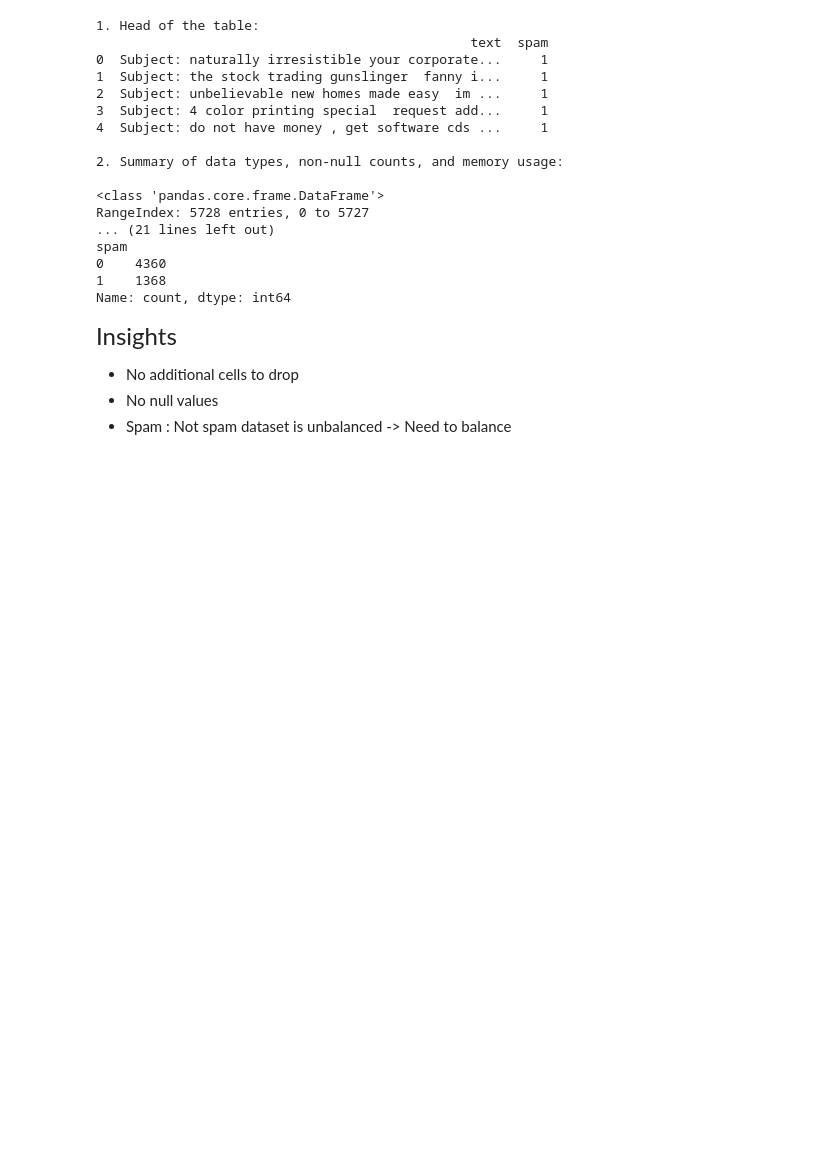
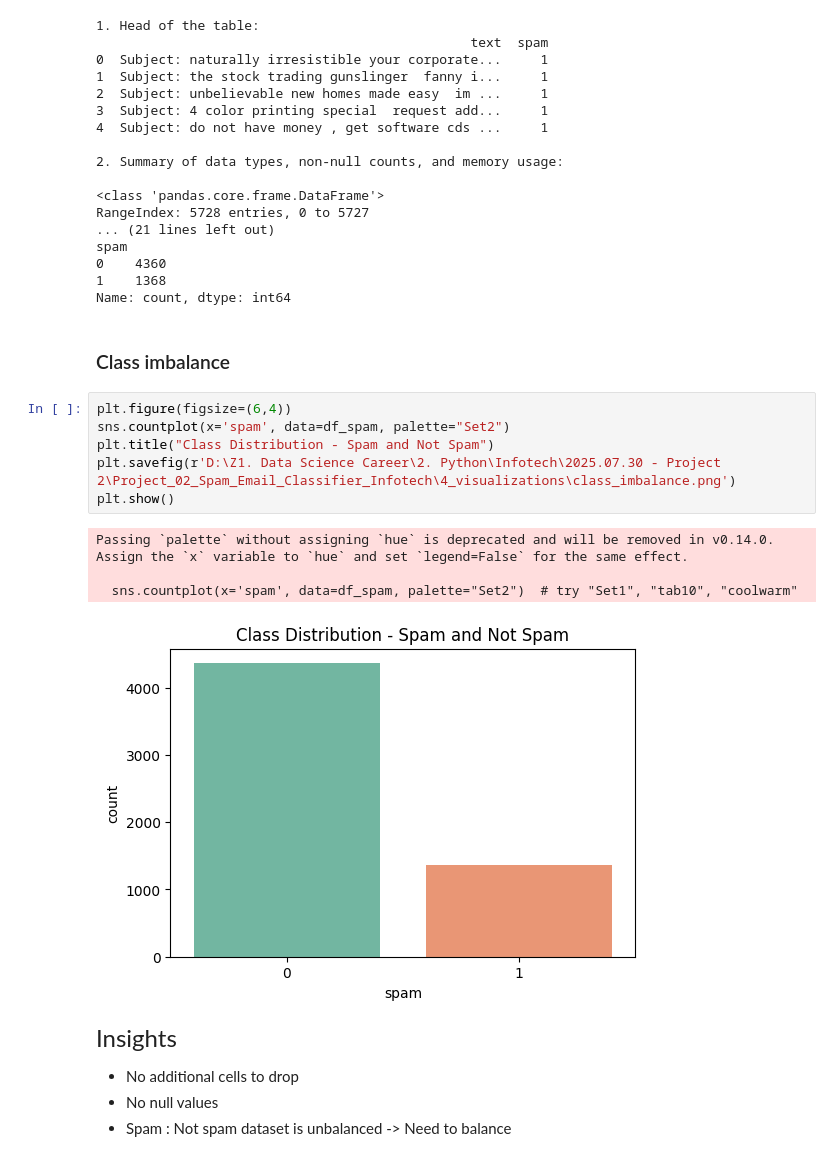
Before and after one commit to ThilinaPerera-DataAnalytics/Project_02_Spam_Email_Classifier_Infotech, a Jupyter notebook: 2_notebooks/project_02_spam_email-classifier_F_downsampled.ipynb, the cells around one changed output. Saved outputs shown, nothing was run; the diff lists cells and outputs as text; blank space fills up the shorter version.

```diff
--- a/2_notebooks/project_02_spam_email-classifier_F_downsampled.ipynb
+++ b/2_notebooks/project_02_spam_email-classifier_F_downsampled.ipynb
@@ -122,6 +122,19 @@ spam
 0    4360
 1    1368
 Name: count, dtype: int64
+# %% [markdown]
+### Class imbalance
+# %%
+plt.figure(figsize=(6,4))
+sns.countplot(x='spam', data=df_spam, palette="Set2")
+plt.title("Class Distribution - Spam and Not Spam")
+plt.savefig(r'D:\Z1. Data Science Career\2. Python\Infotech\2025.07.30 - Project 2\Project_02_Spam_Email_Classifier_Infotech\4_visualizations\class_imbalance.png')
+plt.show()
+# %% [output]
+Passing `palette` without assigning `hue` is deprecated and will be removed in v0.14.0. Assign the `x` variable to `hue` and set `legend=False` for the same effect.
+
+  sns.countplot(x='spam', data=df_spam, palette="Set2")  # try "Set1", "tab10", "coolwarm"
+[figure, added]
 # %% [markdown]
 <font size='5'>Insights</font>
 <font size='3'>
```
Also changed, not shown: parts of 8 cells of this notebook, 8 other files.
